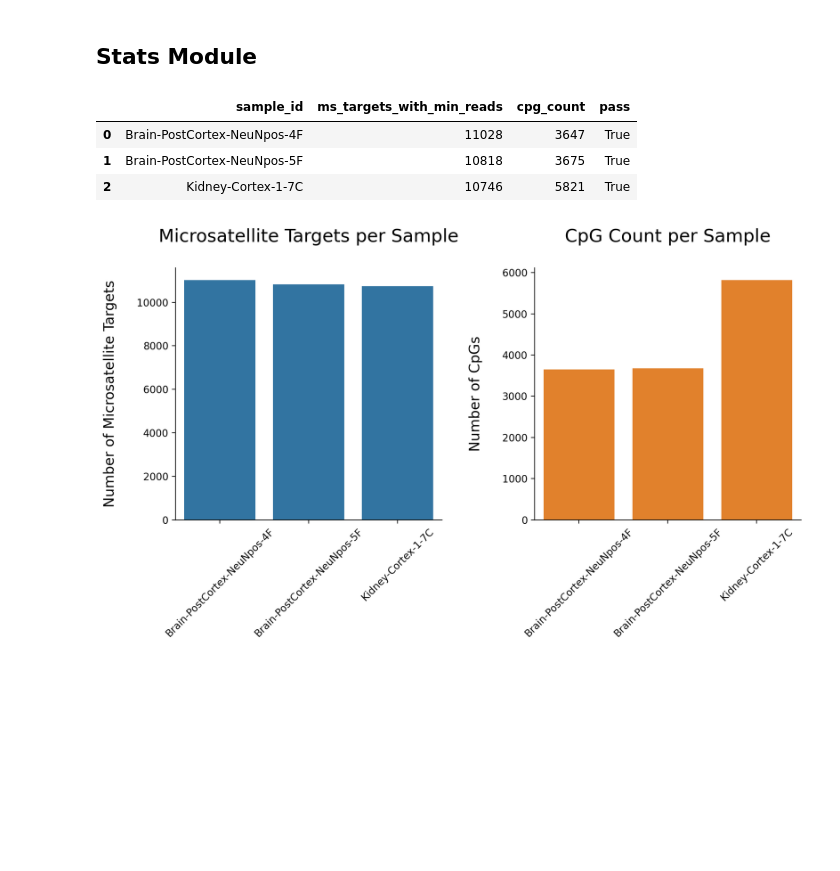
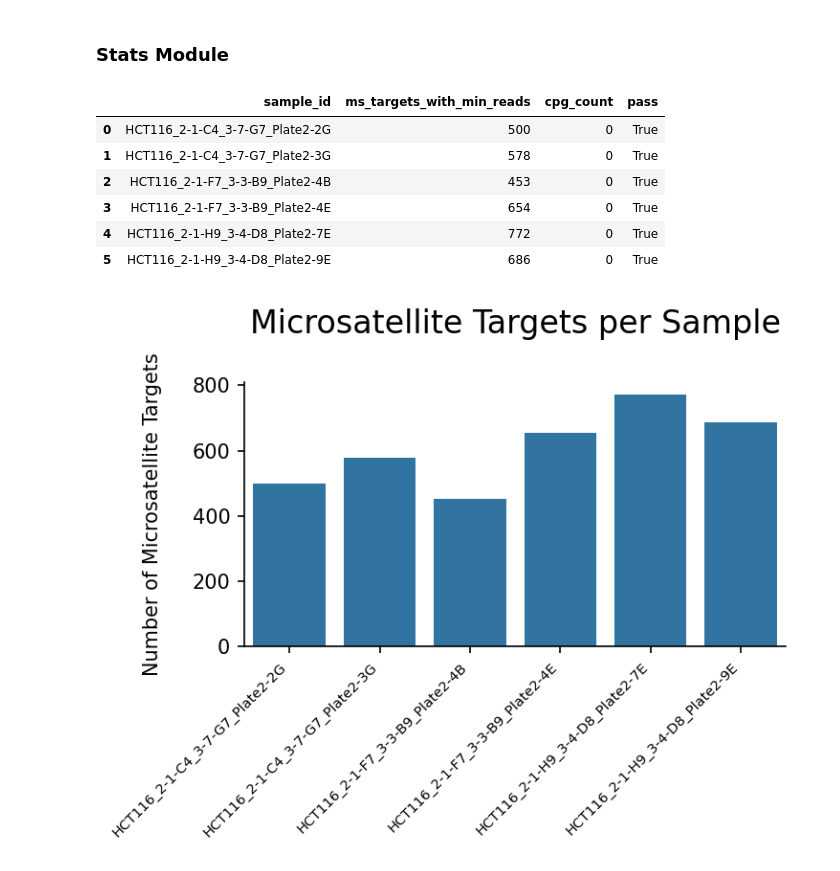
Before and after one commit to tonypincheng/RETrace2, a Jupyter notebook: notebooks/Tutorial.ipynb, the cells around one changed output. Cells and saved outputs as stored; diff of their text form; code cells hidden in the pictures; blank space fills up the shorter version.

Commit message:
Update tutorial notebook and include HCT116 test data example. Remove evalutation modules.

```diff
--- a/notebooks/Tutorial.ipynb
+++ b/notebooks/Tutorial.ipynb
@@ -135,5 +111,5 @@ Succeeded   : 75
 # %% [markdown]
-## Stats Module
+### Stats Module
 # %%
 import pandas as pd
 import matplotlib.pyplot as plt
@@ -141,36 +117,33 @@ import seaborn as sns
 
 # Read per sample stats
 stats = pd.read_csv('../results/stats/sample_stats.tsv', sep='\t')
-stats.head()
+stats.head(6)
 # %% [output]
 |  | sample_id | ms_targets_with_min_reads | cpg_count | pass |
-| 0 | Brain-PostCortex-NeuNpos-4F | 11028 | 3647 | True |
-| 1 | Brain-PostCortex-NeuNpos-5F | 10818 | 3675 | True |
-| 2 | Kidney-Cortex-1-7C | 10746 | 5821 | True |
+| 0 | HCT116_2-1-C4_3-7-G7_Plate2-2G | 500 | 0 | True |
+| 1 | HCT116_2-1-C4_3-7-G7_Plate2-3G | 578 | 0 | True |
+| 2 | HCT116_2-1-F7_3-3-B9_Plate2-4B | 453 | 0 | True |
+| 3 | HCT116_2-1-F7_3-3-B9_Plate2-4E | 654 | 0 | True |
+| 4 | HCT116_2-1-H9_3-4-D8_Plate2-7E | 772 | 0 | True |
+| 5 | HCT116_2-1-H9_3-4-D8_Plate2-9E | 686 | 0 | True |
 # %%
-fig, (ax1, ax2) = plt.subplots(1, 2, figsize=(10, 6), dpi=200)
+fig, ax = plt.subplots(figsize=(5, 4), dpi=150)
 
-sns.barplot(data=stats, x='sample_id', y='ms_targets_with_min_reads', ax=ax1)
-sns.barplot(data=stats, x='sample_id', y='cpg_count', color='tab:orange', ax=ax2)
+sns.barplot(data=stats, x='sample_id', y='ms_targets_with_min_reads', ax=ax)
 
 # Customize axes
-ax1.set_title('Microsatellite Targets per Sample\n', fontsize=18)
-ax1.set_ylabel('Number of Microsatellite Targets\n', fontsize=14)
-ax1.tick_params(axis='x', rotation=45)  # Rotate x labels for readability
+ax.set_title('Microsatellite Targets per Sample\n', fontsize=16)
+ax.set_ylabel('Number of Microsatellite Targets\n', fontsize=10)
+ax.set_xticklabels(ax.get_xticklabels(), rotation=45, ha='right', fontsize=7)
 
-ax2.set_title('CpG Count per Sample\n', fontsize=18)
-ax2.set_ylabel('\nNumber of CpGs\n', fontsize=14)
-ax2.tick_params(axis='x', rotation=45)  # Rotate x labels
-
-for ax in [ax1, ax2]:
-    ax.spines['top'].set_visible(False)
-    ax.spines['right'].set_visible(False)
-    ax.set_xlabel('')
+ax.spines['top'].set_visible(False)
+ax.spines['right'].set_visible(False)
+ax.set_xlabel('')
 
 plt.tight_layout()
 plt.show()
 # %% [output]
-[figure, old version]
+[figure, new version]
 # %%
 # Read summary stats
 with open("../results/stats/summary_stats.txt", "r") as file:
```
Also changed, not shown: parts of 28 cells of this notebook, 6 other files.
